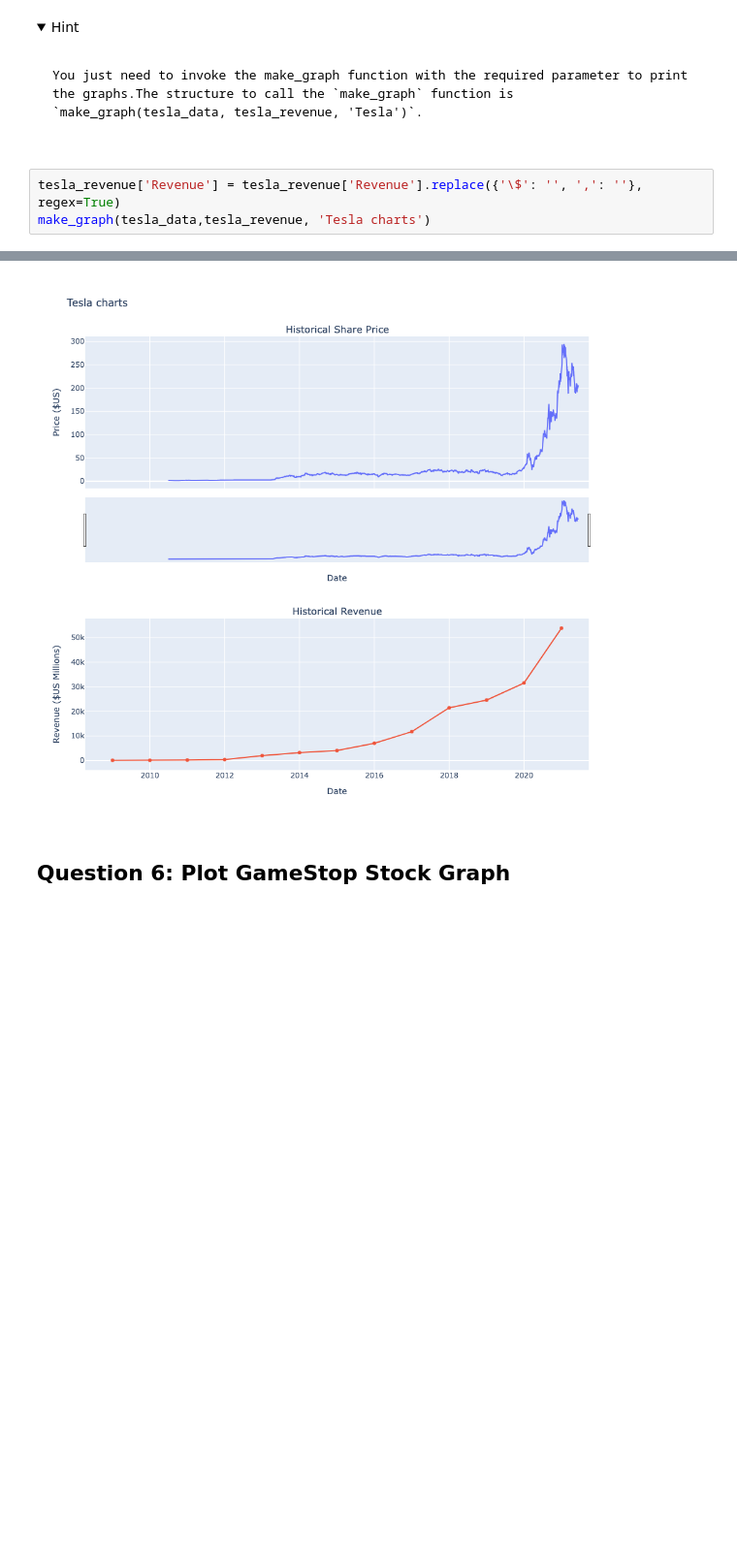
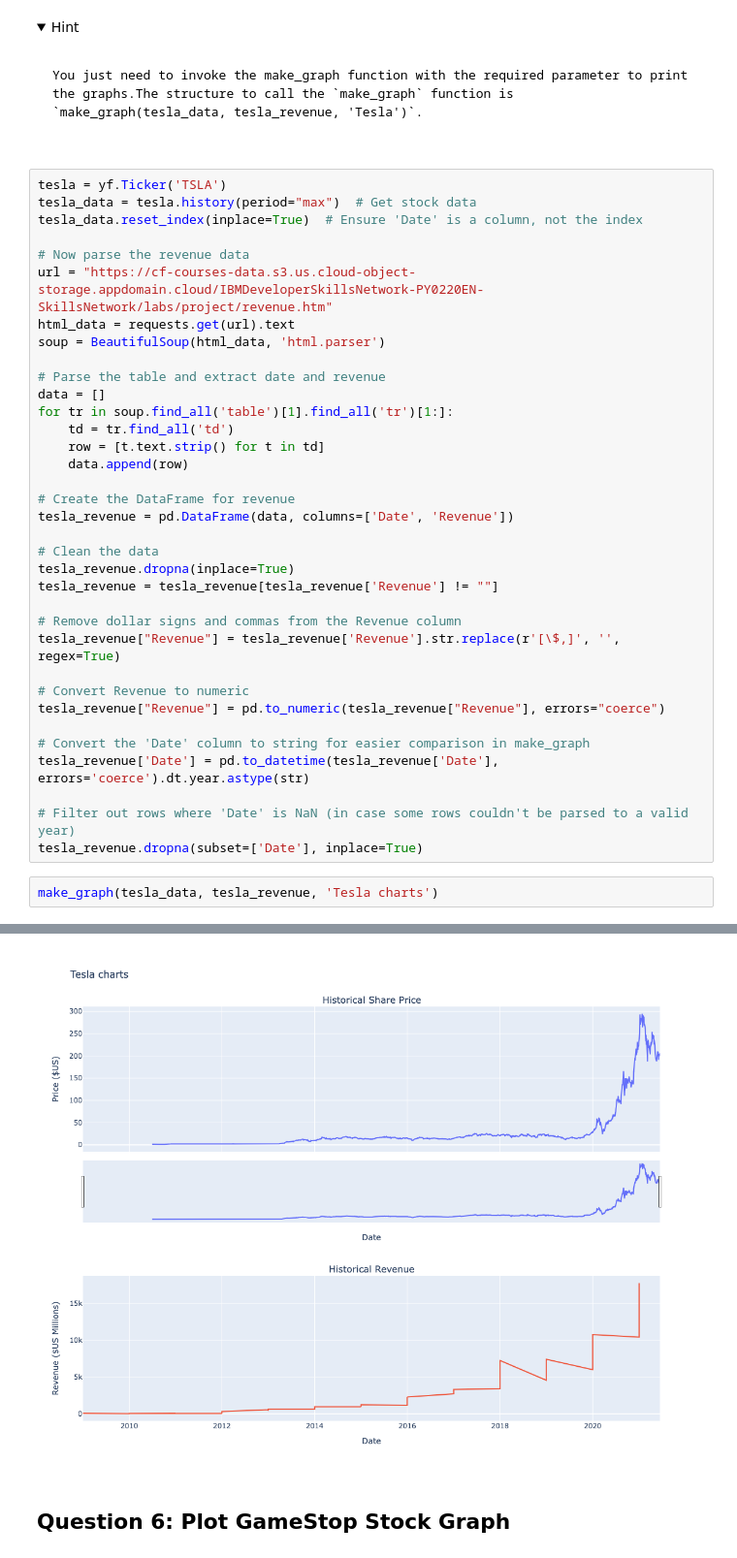
Before and after one commit to anghosh/DataSciecne, a Jupyter notebook: Final Assignment.ipynb, the cells around one changed output, grey strips where cells are left out. Shown at 97% size. Cells and saved outputs as stored; diff of their text form; folded sections open; blank space fills up the shorter version.

````diff
--- a/Final Assignment.ipynb
+++ b/Final Assignment.ipynb
@@ -269,15 +289,49 @@ You just need to invoke the make_graph function with the required parameter to p
 ```
 
 </details>
+# %%
+tesla = yf.Ticker('TSLA')
+tesla_data = tesla.history(period="max")  # Get stock data
+tesla_data.reset_index(inplace=True)  # Ensure 'Date' is a column, not the index
+
+# Now parse the revenue data
+url = "https://cf-courses-data.s3.us.cloud-object-storage.appdomain.cloud/IBMDeveloperSkillsNetwork-PY0220EN-SkillsNetwork/labs/project/revenue.htm"
+html_data = requests.get(url).text
+soup = BeautifulSoup(html_data, 'html.parser')
+
+# Parse the table and extract date and revenue
+data = []
+for tr in soup.find_all('table')[1].find_all('tr')[1:]:
+    td = tr.find_all('td')
+    row = [t.text.strip() for t in td]
+    data.append(row)
+
+# Create the DataFrame for revenue
+tesla_revenue = pd.DataFrame(data, columns=['Date', 'Revenue'])
+
+# Clean the data
+tesla_revenue.dropna(inplace=True)
+tesla_revenue = tesla_revenue[tesla_revenue['Revenue'] != ""]
+
+# Remove dollar signs and commas from the Revenue column
+tesla_revenue["Revenue"] = tesla_revenue['Revenue'].str.replace(r'[\$,]', '', regex=True)
+
+# Convert Revenue to numeric
+tesla_revenue["Revenue"] = pd.to_numeric(tesla_revenue["Revenue"], errors="coerce")
+
+# Convert the 'Date' column to string for easier comparison in make_graph
+tesla_revenue['Date'] = pd.to_datetime(tesla_revenue['Date'], errors='coerce').dt.year.astype(str)
+
+# Filter out rows where 'Date' is NaN (in case some rows couldn't be parsed to a valid year)
+tesla_revenue.dropna(subset=['Date'], inplace=True)
 # %%
-tesla_revenue['Revenue'] = tesla_revenue['Revenue'].replace({'\$': '', ',': ''}, regex=True)
-make_graph(tesla_data,tesla_revenue, 'Tesla charts')
+make_graph(tesla_data, tesla_revenue, 'Tesla charts')
 # %% [output]
 The argument 'infer_datetime_format' is deprecated and will be removed in a future version. A strict version of it is now the default, see https://pandas.pydata.org/pdeps/0004-consistent-to-datetime-p ...
 
 
 The argument 'infer_datetime_format' is deprecated and will be removed in a future version. A strict version of it is now the default, see https://pandas.pydata.org/pdeps/0004-consistent-to-datetime-p ...
-[figure, old version]
+[figure, new version]
 # %% [markdown]
 ## Question 6: Plot GameStop Stock Graph
 # %% [markdown]
````
Also changed, not shown: parts of 12 cells of this notebook.
